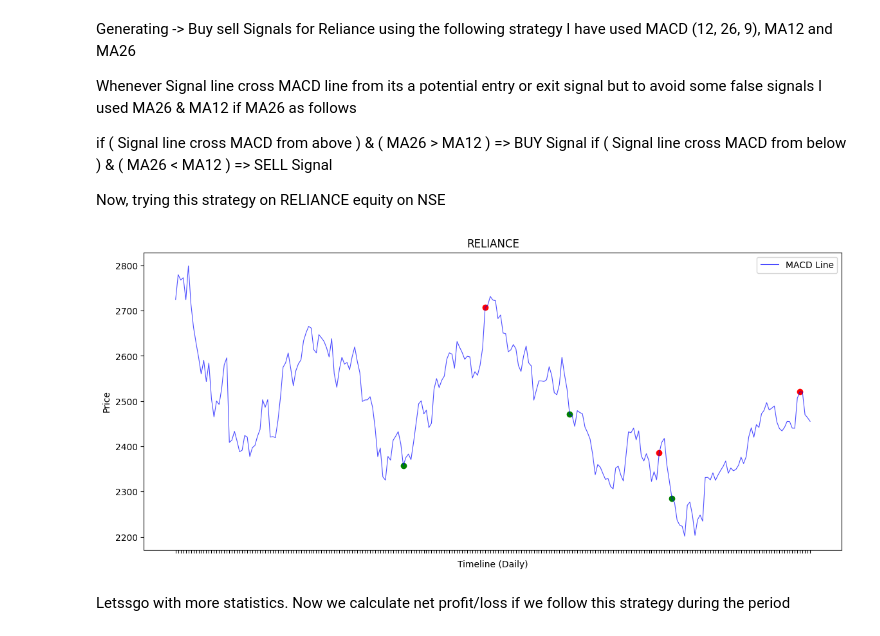
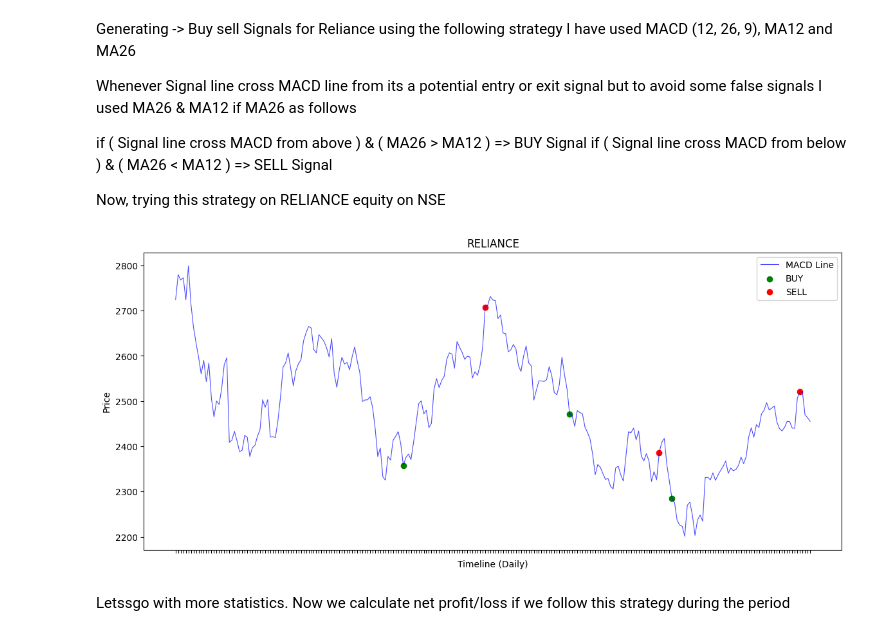
Before and after one commit to shivamp-20/Mathematical-Trading-Strategies, a Jupyter notebook: Assignment 2/220929/Assignment 2.ipynb, the cells around one changed output. Drawn from its saved outputs; the diff is of its cells as text; code cells hidden in the pictures.

```diff
--- a/Assignment 2/220929/Assignment 2.ipynb
+++ b/Assignment 2/220929/Assignment 2.ipynb
@@ -228,37 +228,37 @@ def detect_crossover(data, a, b):
                 p_cross.append(None)
             n_cross.append(None)
         elif (a[i-1] > b[i-1]) and (a[i] <= b[i]):
             p_cross.append(None)
             if(ma_l[i] < ma_s[i]):
                 n_cross.append(data['Close'][i])
             else:
                 n_cross.append(None)
         else :
             p_cross.append(None)
             n_cross.append(None)
 
     return p_cross, n_cross
 
 macd_pc, macd_nc = detect_crossover(data, signal_line, macd_line)
 
 
 plt.figure(figsize=(14,6))
 plt.plot(date, data['Close'], label='MACD Line', color='blue', alpha=0.7, linewidth=0.8)
 
 plt.title('RELIANCE')
 plt.ylabel('Price')
 plt.xlabel('Timeline (Daily)')
+
+plt.scatter(date, macd_pc, color='green', label='BUY')
+plt.scatter(date, macd_nc, color='red', label='SELL')
 plt.legend(loc='best')
-
-plt.scatter(date, macd_pc, color='green')
-plt.scatter(date, macd_nc, color='red')
 
 ax = plt.gca()
 ax.axes.xaxis.set_ticklabels([])
 
 plt.show()
 # %% [output]
-[figure, old version]
+[figure, new version]
 # %% [markdown]
 Letssgo with more statistics.
 Now we calculate net profit/loss if we follow this strategy during the period
```
